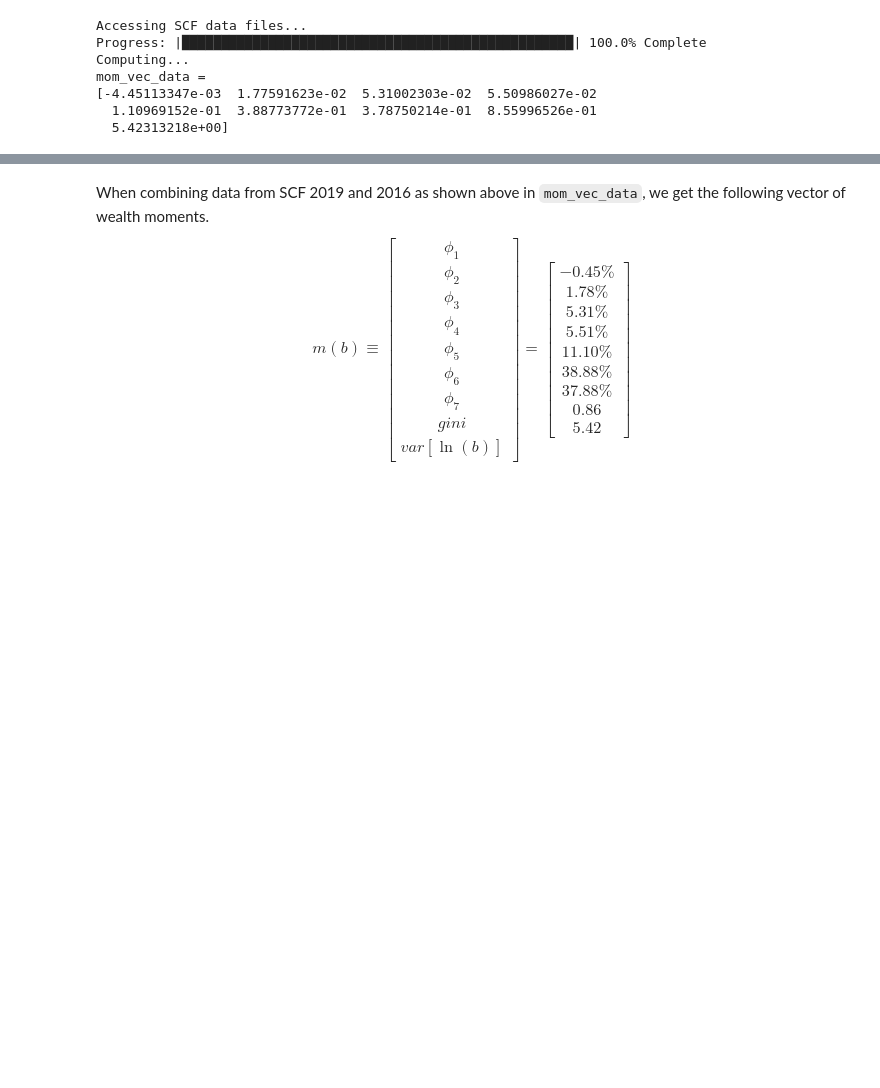
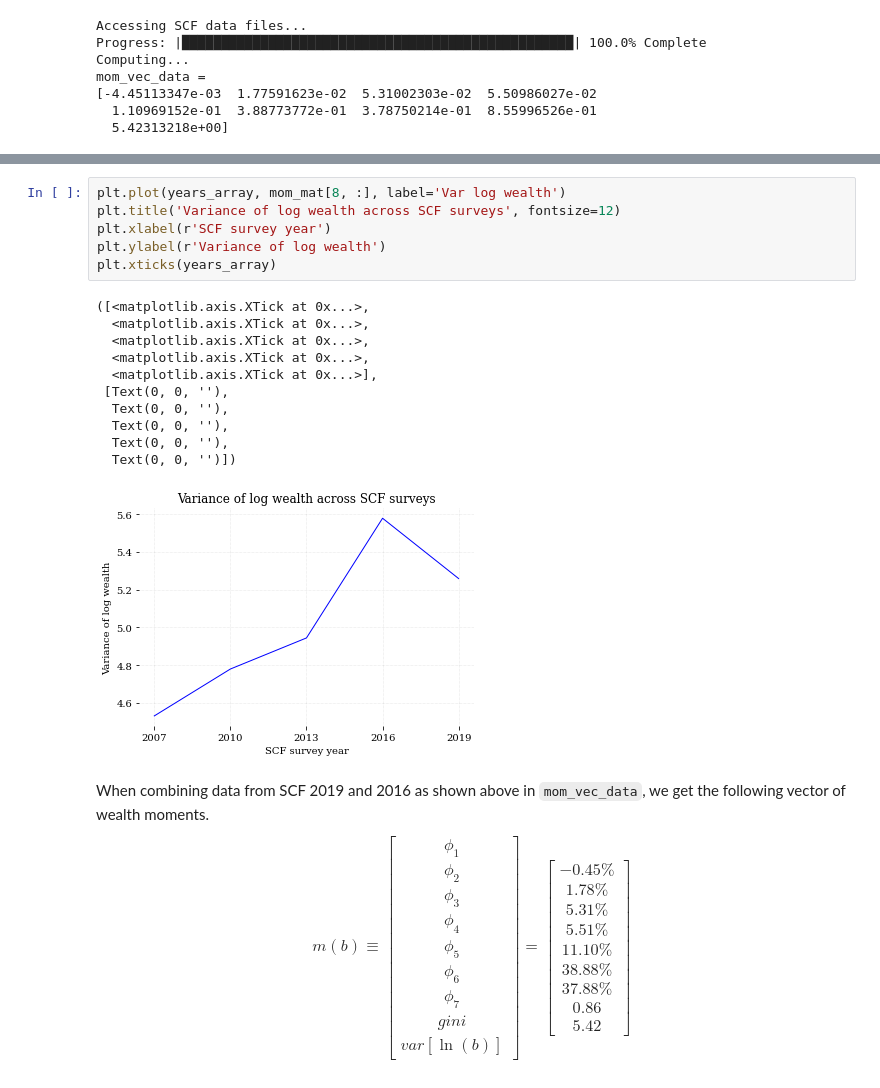
Before and after one commit to rickecon/OG-USA, a Jupyter notebook: run_examples/calibrate_beta_j.ipynb, the cells around one changed output, grey strips where cells are left out. Drawn from its saved outputs; the diff is of its cells as text; blank space fills up the shorter version.

```diff
--- a/run_examples/calibrate_beta_j.ipynb
+++ b/run_examples/calibrate_beta_j.ipynb
@@ -49,3 +114,21 @@ mom_vec_data =
+# %%
+plt.plot(years_array, mom_mat[8, :], label='Var log wealth')
+plt.title('Variance of log wealth across SCF surveys', fontsize=12)
+plt.xlabel(r'SCF survey year')
+plt.ylabel(r'Variance of log wealth')
+plt.xticks(years_array)
+# %% [output]
+([<matplotlib.axis.XTick at 0x...>,
+  <matplotlib.axis.XTick at 0x...>,
+  <matplotlib.axis.XTick at 0x...>,
+  <matplotlib.axis.XTick at 0x...>,
+  <matplotlib.axis.XTick at 0x...>],
+ [Text(0, 0, ''),
+  Text(0, 0, ''),
+  Text(0, 0, ''),
+  Text(0, 0, ''),
+  Text(0, 0, '')])
+[figure, added]
 # %% [markdown]
 When combining data from SCF 2019 and 2016 as shown above in `mom_vec_data`, we get the following vector of wealth moments.
 \begin{equation}
```
Also changed, not shown: parts of 3 cells of this notebook.
